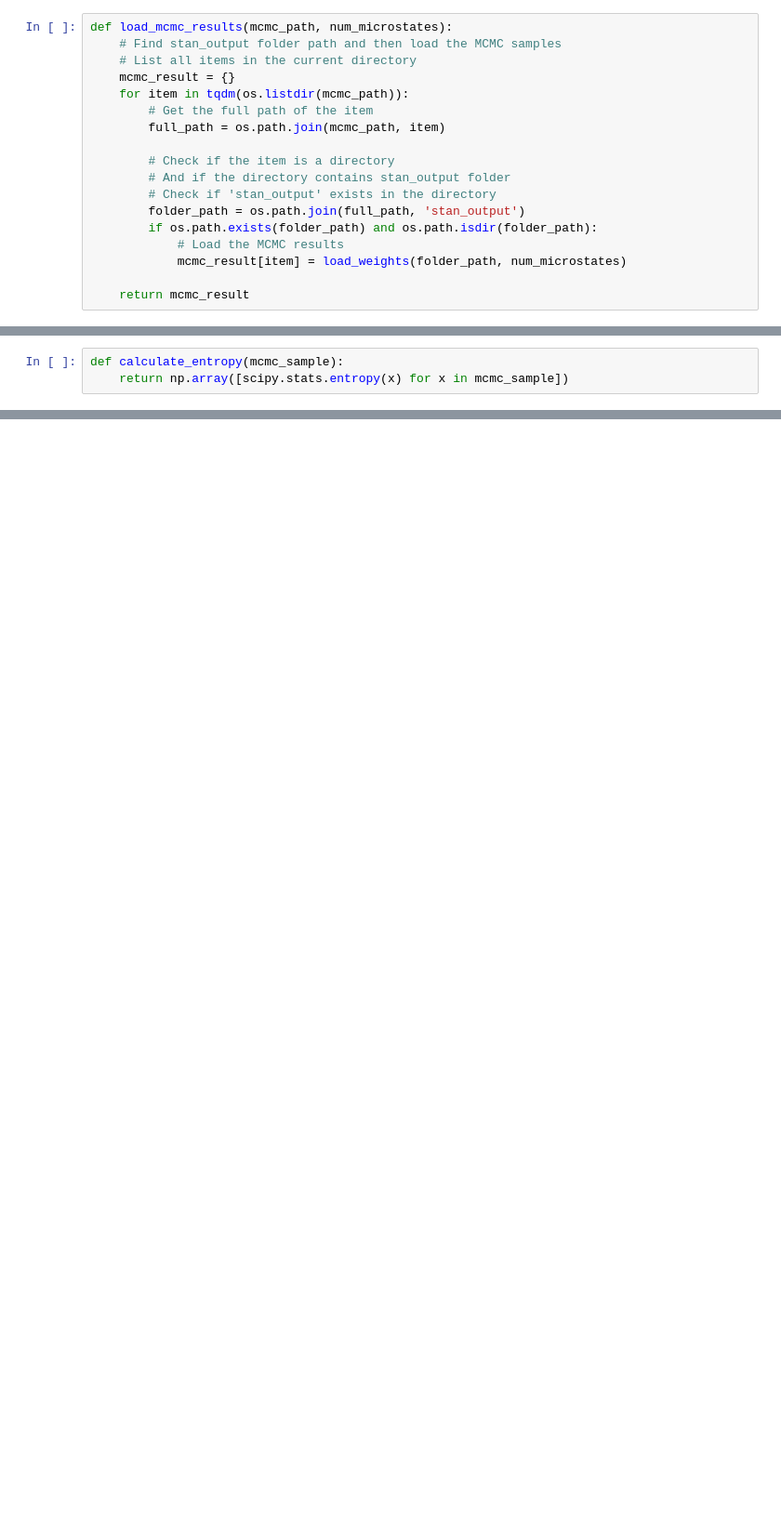
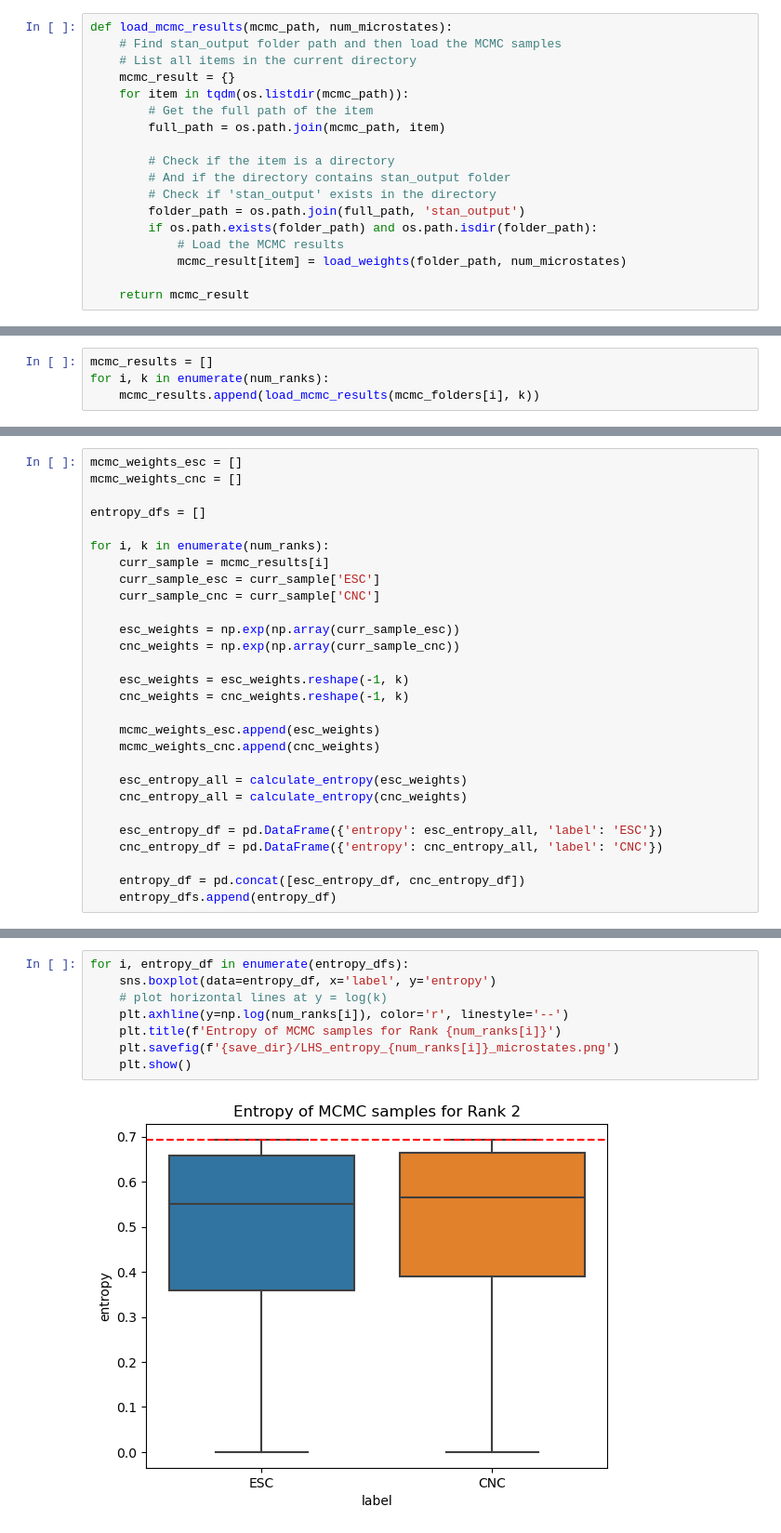
Before and after one commit to tee-udon/chromatin-ensemble-refinement, a Jupyter notebook: 20241014_REWEIGHT_Sox9_PCAs_LatinCubeSampling_jax.ipynb, the cells around one changed output, grey strips where cells are left out. Shown at 93% size. Saved outputs shown, nothing was run; the diff lists cells and outputs as text; blank space fills up the shorter version.

```diff
--- a/20241014_REWEIGHT_Sox9_PCAs_LatinCubeSampling_jax.ipynb
+++ b/20241014_REWEIGHT_Sox9_PCAs_LatinCubeSampling_jax.ipynb
@@ -128,3 +119,0 @@ plt.plot(cnc_weights.mean(axis=0))
-# %%
-def calculate_entropy(mcmc_sample):
-    return np.array([scipy.stats.entropy(x) for x in mcmc_sample])
@@ -201,0 +120,4 @@ plt.plot(np.arange(1000), sampled_microstates['CNC_rolling'])
+# %%
+mcmc_results = []
+for i, k in enumerate(num_ranks):
+    mcmc_results.append(load_mcmc_results(mcmc_folders[i], k))
@@ -201,0 +133,28 @@ plt.plot(np.arange(1000), sampled_microstates['CNC_rolling'])
+# %%
+mcmc_weights_esc = []
+mcmc_weights_cnc = []
+
+entropy_dfs = []
+
+for i, k in enumerate(num_ranks):
+    curr_sample = mcmc_results[i]
+    curr_sample_esc = curr_sample['ESC']
+    curr_sample_cnc = curr_sample['CNC']
+
+    esc_weights = np.exp(np.array(curr_sample_esc))
+    cnc_weights = np.exp(np.array(curr_sample_cnc))
+
+    esc_weights = esc_weights.reshape(-1, k)
+    cnc_weights = cnc_weights.reshape(-1, k)
+
+    mcmc_weights_esc.append(esc_weights)
+    mcmc_weights_cnc.append(cnc_weights)
+
+    esc_entropy_all = calculate_entropy(esc_weights)
+    cnc_entropy_all = calculate_entropy(cnc_weights)
+
+    esc_entropy_df = pd.DataFrame({'entropy': esc_entropy_all, 'label': 'ESC'})
+    cnc_entropy_df = pd.DataFrame({'entropy': cnc_entropy_all, 'label': 'CNC'})
+
+    entropy_df = pd.concat([esc_entropy_df, cnc_entropy_df])
+    entropy_dfs.append(entropy_df)
@@ -201,0 +163,10 @@ plt.plot(np.arange(1000), sampled_microstates['CNC_rolling'])
+# %%
+for i, entropy_df in enumerate(entropy_dfs):
+    sns.boxplot(data=entropy_df, x='label', y='entropy')
+    # plot horizontal lines at y = log(k)
+    plt.axhline(y=np.log(num_ranks[i]), color='r', linestyle='--')
+    plt.title(f'Entropy of MCMC samples for Rank {num_ranks[i]}')
+    plt.savefig(f'{save_dir}/LHS_entropy_{num_ranks[i]}_microstates.png')
+    plt.show()
+# %% [output]
+[figure, added]
```
Also changed, not shown: parts of 30 cells of this notebook, 9 other files.
